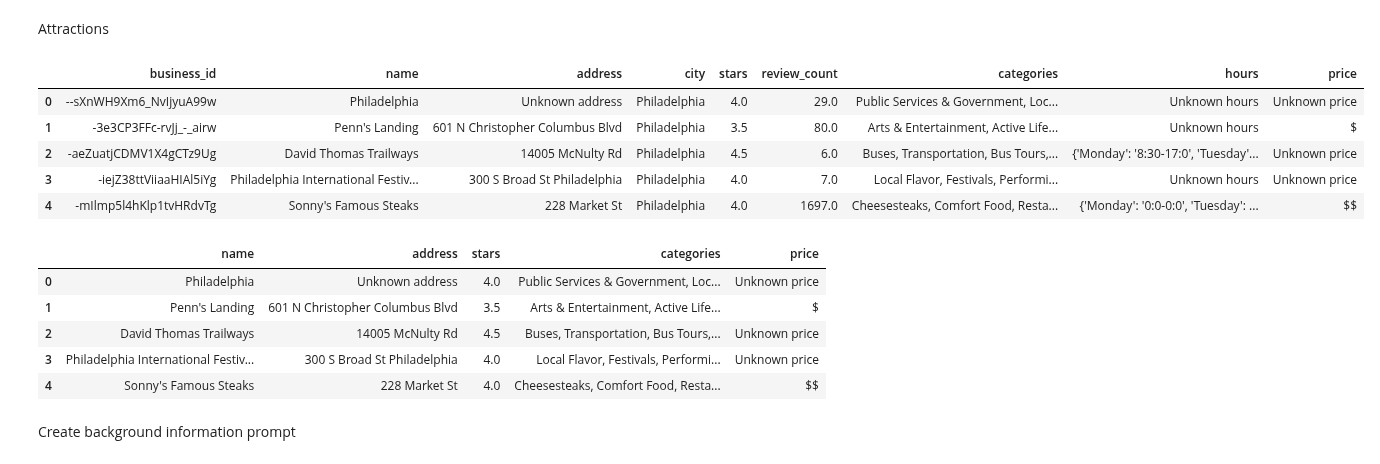
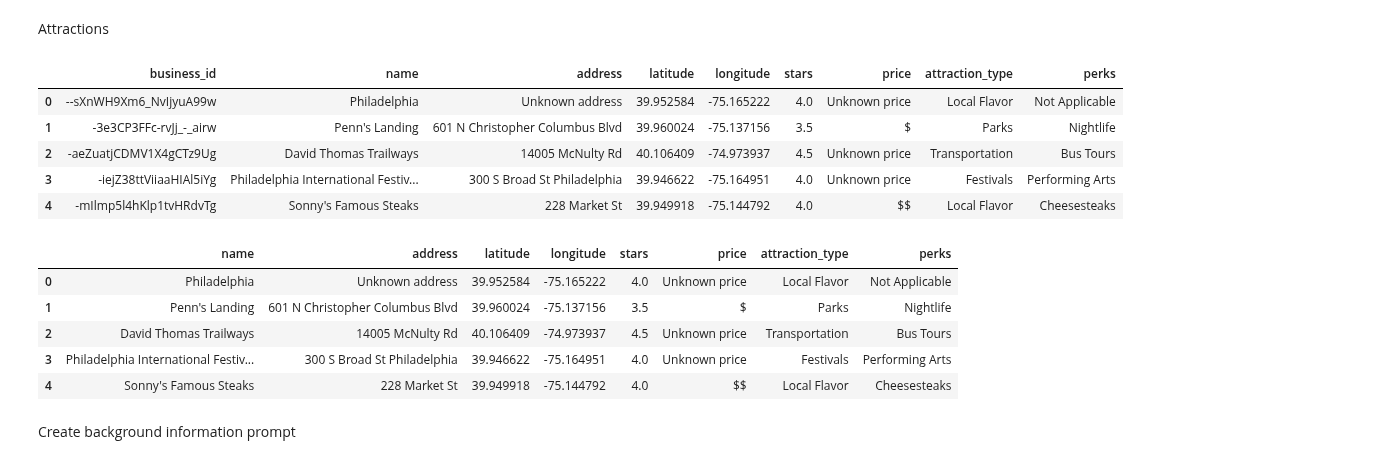
Before and after one commit to EthanWTL/Travel-Planning-AI, a Jupyter notebook: YelpDataSetCreation.ipynb, the cells around one changed output. Cells and saved outputs as stored; diff of their text form; code cells hidden in the pictures.

```diff
--- a/YelpDataSetCreation.ipynb
+++ b/YelpDataSetCreation.ipynb
@@ -729,7 +729,7 @@ import json
 import pandas as pd
 
 data = []
-with open('Datasets/Restaurants_pruned.jsonl', 'r') as f:
+with open('Datasets/Restaurants_task1.jsonl', 'r') as f:
     for line in f:
         data.append(json.loads(line))
 
@@ -757,11 +757,8 @@ df.to_csv('Datasets/Restaurants.csv', index=False)
 # %% [markdown]
 Hotels
 # %%
-import json
-import pandas as pd
-
 data = []
-with open('Datasets/Hotels_pruned.jsonl', 'r') as f:
+with open('Datasets/Hotels_task1.jsonl', 'r') as f:
     for line in f:
         data.append(json.loads(line))
 
@@ -790,27 +787,27 @@ df.to_csv('Datasets/Hotels.csv', index=False)
 Attractions
 # %%
 data = []
-with open('Datasets/Attractions_pruned.jsonl', 'r') as f:
+with open('Datasets/Attractions_task1.jsonl', 'r') as f:
     for line in f:
         data.append(json.loads(line))
 
 df = pd.DataFrame(data)
 df.head()
 # %% [output]
-|  | business_id | name | address | city | stars | review_count | categories | hours | price |
-| 0 | --sXnWH9Xm6_NvIjyuA99w | Philadelphia | Unknown address | Philadelphia | 4.0 | 29.0 | Public Services & Government, Loc... | Unknown hours | Unknown price |
-| 1 | -3e3CP3FFc-rvJj_-_airw | Penn's Landing | 601 N Christopher Columbus Blvd | Philadelphia | 3.5 | 80.0 | Arts & Entertainment, Active Life... | Unknown hours | $ |
-| 2 | -aeZuatjCDMV1X4gCTz9Ug | David Thomas Trailways | 14005 McNulty Rd | Philadelphia | 4.5 | 6.0 | Buses, Transportation, Bus Tours,... | {'Monday': '8:30-17:0', 'Tuesday'... | Unknown price |
-| 3 | -iejZ38ttViiaaHIAl5iYg | Philadelphia International Festiv... | 300 S Broad St Philadelphia | Philadelphia | 4.0 | 7.0 | Local Flavor, Festivals, Performi... | Unknown hours | Unknown price |
-| 4 | -mIlmp5l4hKlp1tvHRdvTg | Sonny's Famous Steaks | 228 Market St | Philadelphia | 4.0 | 1697.0 | Cheesesteaks, Comfort Food, Resta... | {'Monday': '0:0-0:0', 'Tuesday': ... | $$ |
+|  | business_id | name | address | latitude | longitude | stars | price | attraction_type | perks |
+| 0 | --sXnWH9Xm6_NvIjyuA99w | Philadelphia | Unknown address | 39.952584 | -75.165222 | 4.0 | Unknown price | Local Flavor | Not Applicable |
+| 1 | -3e3CP3FFc-rvJj_-_airw | Penn's Landing | 601 N Christopher Columbus Blvd | 39.960024 | -75.137156 | 3.5 | $ | Parks | Nightlife |
+| 2 | -aeZuatjCDMV1X4gCTz9Ug | David Thomas Trailways | 14005 McNulty Rd | 40.106409 | -74.973937 | 4.5 | Unknown price | Transportation | Bus Tours |
+| 3 | -iejZ38ttViiaaHIAl5iYg | Philadelphia International Festiv... | 300 S Broad St Philadelphia | 39.946622 | -75.164951 | 4.0 | Unknown price | Festivals | Performing Arts |
+| 4 | -mIlmp5l4hKlp1tvHRdvTg | Sonny's Famous Steaks | 228 Market St | 39.949918 | -75.144792 | 4.0 | $$ | Local Flavor | Cheesesteaks |
 # %%
-df = df.loc[:, ['name', 'address', 'stars', 'categories','price']]
+df = df.loc[:, ['name', 'address', 'latitude','longitude','stars', 'price','attraction_type','perks']]
 df.head()
 # %% [output]
-|  | name | address | stars | categories | price |
-| 0 | Philadelphia | Unknown address | 4.0 | Public Services & Government, Loc... | Unknown price |
-| 1 | Penn's Landing | 601 N Christopher Columbus Blvd | 3.5 | Arts & Entertainment, Active Life... | $ |
-| 2 | David Thomas Trailways | 14005 McNulty Rd | 4.5 | Buses, Transportation, Bus Tours,... | Unknown price |
-| 3 | Philadelphia International Festiv... | 300 S Broad St Philadelphia | 4.0 | Local Flavor, Festivals, Performi... | Unknown price |
-| 4 | Sonny's Famous Steaks | 228 Market St | 4.0 | Cheesesteaks, Comfort Food, Resta... | $$ |
+|  | name | address | latitude | longitude | stars | price | attraction_type | perks |
+| 0 | Philadelphia | Unknown address | 39.952584 | -75.165222 | 4.0 | Unknown price | Local Flavor | Not Applicable |
+| 1 | Penn's Landing | 601 N Christopher Columbus Blvd | 39.960024 | -75.137156 | 3.5 | $ | Parks | Nightlife |
+| 2 | David Thomas Trailways | 14005 McNulty Rd | 40.106409 | -74.973937 | 4.5 | Unknown price | Transportation | Bus Tours |
+| 3 | Philadelphia International Festiv... | 300 S Broad St Philadelphia | 39.946622 | -75.164951 | 4.0 | Unknown price | Festivals | Performing Arts |
+| 4 | Sonny's Famous Steaks | 228 Market St | 39.949918 | -75.144792 | 4.0 | $$ | Local Flavor | Cheesesteaks |
 # %%
```
Also changed, not shown: parts of 27 cells of this notebook, 3 other files.
